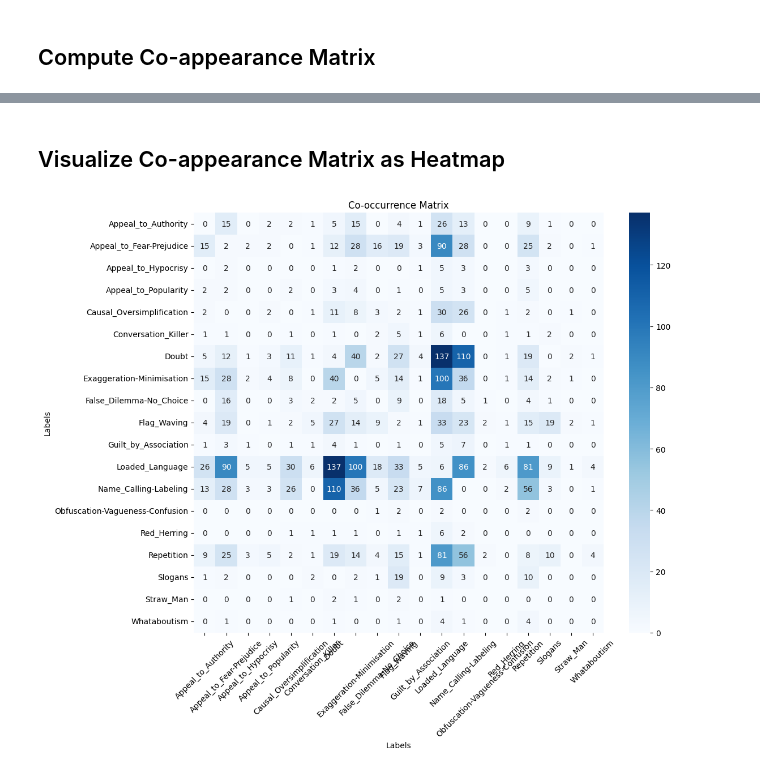
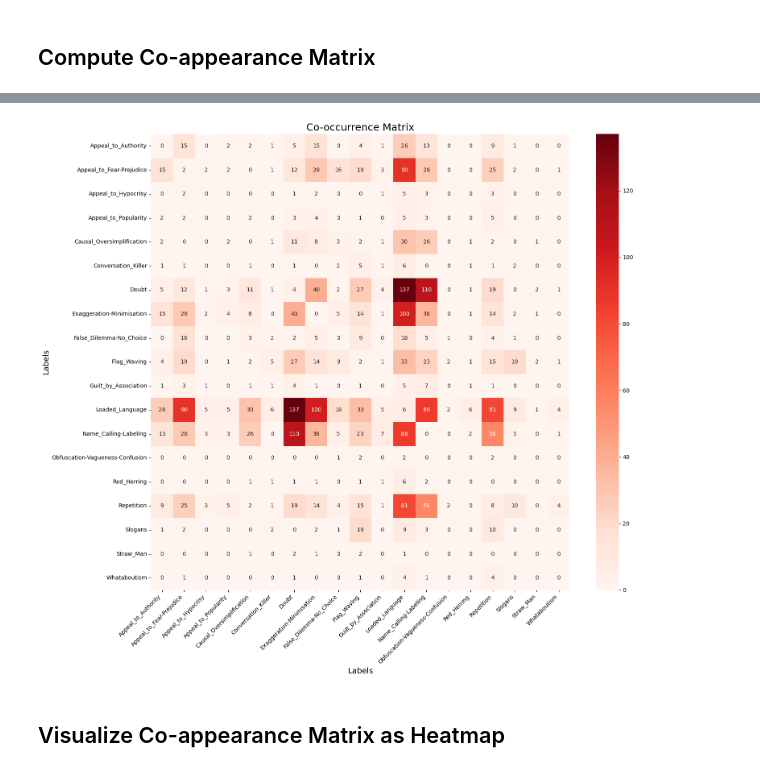
Before and after one commit to NourJadiri/persuasion-detection, a Jupyter notebook: notebooks/data_exploration.ipynb, the cells around one changed output, grey strips where cells are left out. Drawn from its saved outputs; the diff is of its cells as text; code cells hidden in the pictures.

Commit message:
Remove empty __init__.py files from scripts and data_exploration directories; enhance plot_cooccurrence_matrix function for better visualization with red shades and improved layout.

```diff
--- a/notebooks/data_exploration.ipynb
+++ b/notebooks/data_exploration.ipynb
@@ -26,8 +26,8 @@ df.head()
 # %% [markdown]
 ## Compute Co-appearance Matrix
 # %%
-import data_exploration.multilabel_patterns as mlp
+from data_exploration.multilabel_patterns import compute_cooccurrence_matrix, plot_cooccurrence_matrix
 
-co_matrix = mlp.compute_cooccurrence_matrix(df)
-co_matrix
+co_matrix = compute_cooccurrence_matrix(df)
+plot_cooccurrence_matrix(co_matrix)
 # %% [output]
@@ -51,6 +34,3 @@ co_matrix
+[figure, added]
 # %% [markdown]
 ## Visualize Co-appearance Matrix as Heatmap
-# %%
-mlp.plot_cooccurrence_matrix(co_matrix)
-# %% [output]
-[figure, removed]
```
Also changed, not shown: parts of 1 cell of this notebook, 3 other files.
